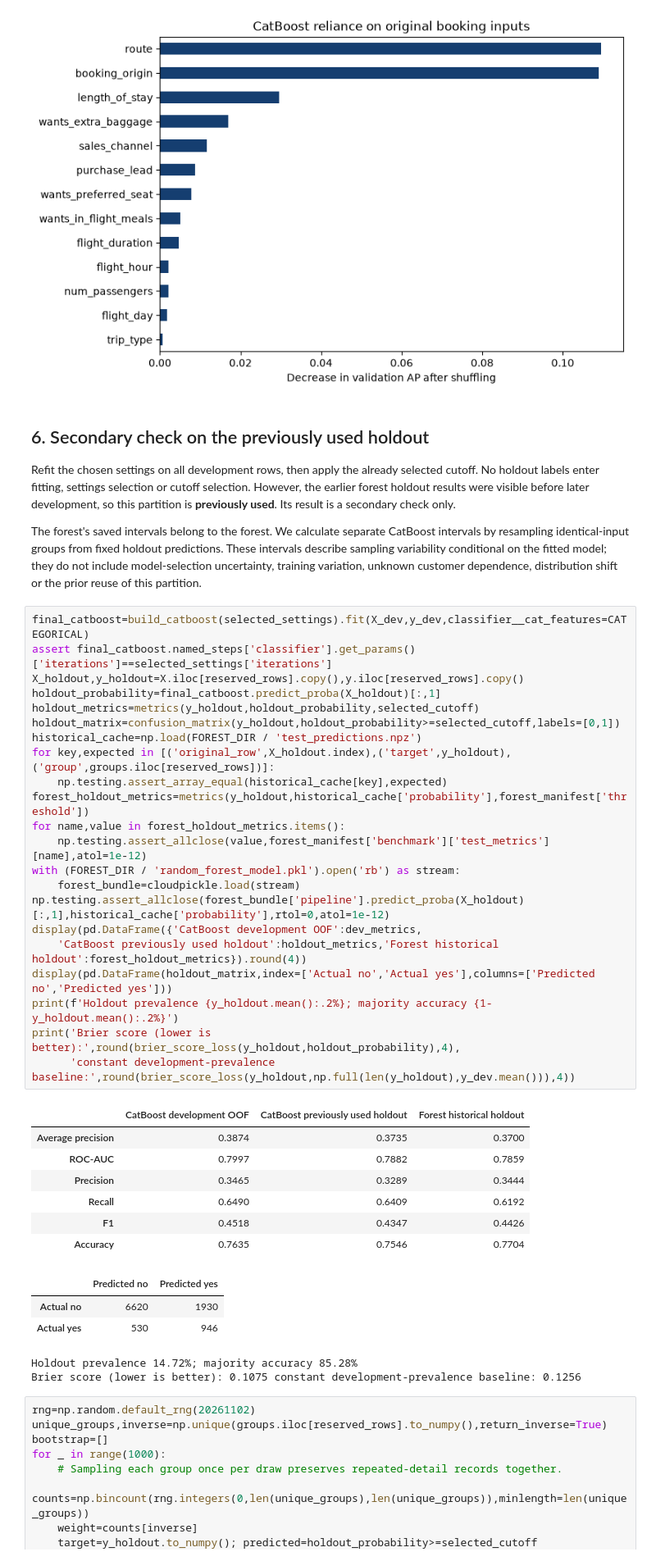
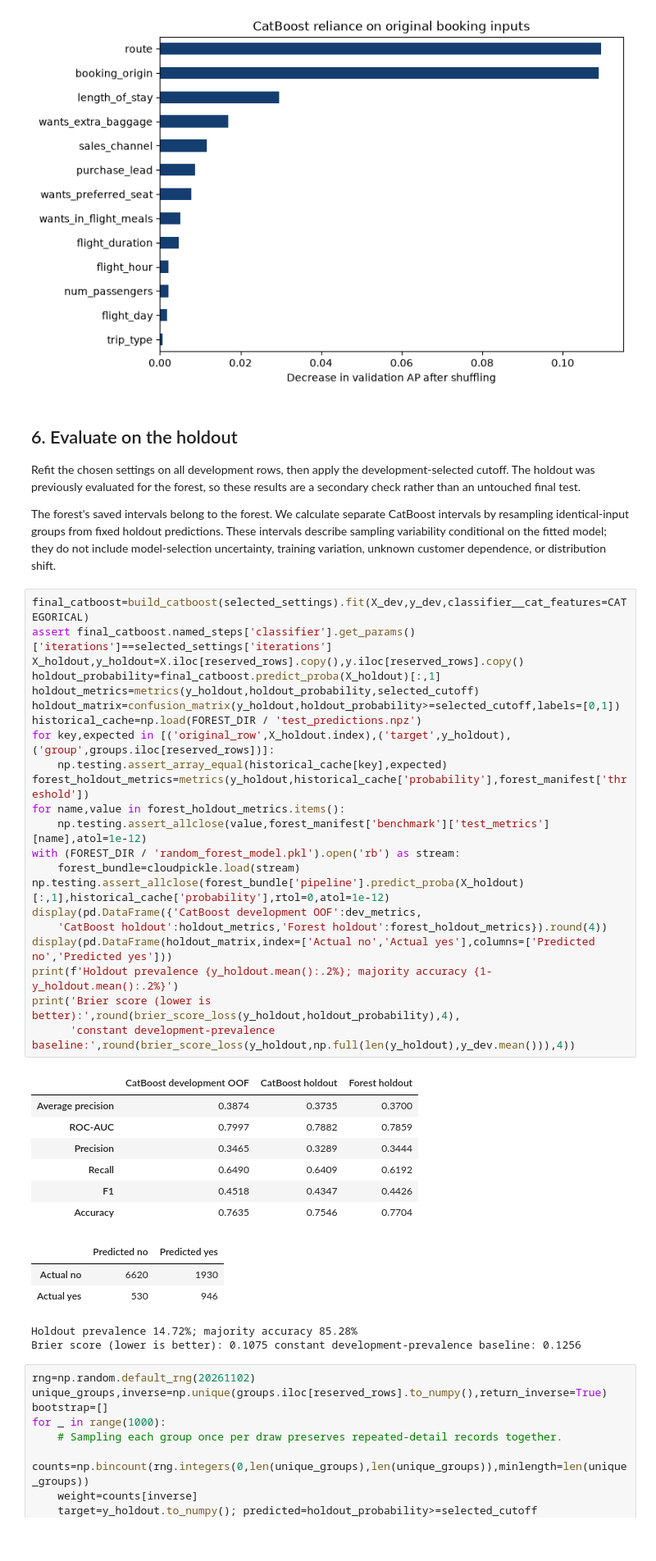
Before and after one commit to drat-git/british-airways-forage-data-science, a Jupyter notebook: task2/Booking Analysis - Recommended Changes.ipynb, the cells around one changed output. Shown at 82% size. Drawn from its saved outputs; the diff is of its cells as text; blank space fills up the shorter version.

```diff
--- a/task2/Booking Analysis - Recommended Changes.ipynb
+++ b/task2/Booking Analysis - Recommended Changes.ipynb
@@ -392,35 +390,35 @@ plt.show(); plt.close(fig)
 | trip_type | 0.0007 | 0.0005 |
 [figure]
 # %% [markdown]
-## 6. Secondary check on the previously used holdout
+## 6. Evaluate on the holdout
 
-Refit the chosen settings on all development rows, then apply the already selected cutoff. No holdout labels enter fitting, settings selection or cutoff selection. However, the earlier forest holdout results were visible before later development, so this partition is **previously used**. Its result is a secondary check only.
+Refit the chosen settings on all development rows, then apply the development-selected cutoff. The holdout was previously evaluated for the forest, so these results are a secondary check rather than an untouched final test.
 
-The forest's saved intervals belong to the forest. We calculate separate CatBoost intervals by resampling identical-input groups from fixed holdout predictions. These intervals describe sampling variability conditional on the fitted model; they do not include model-selection uncertainty, training variation, unknown customer dependence, distribution shift or the prior reuse of this partition.
+The forest's saved intervals belong to the forest. We calculate separate CatBoost intervals by resampling identical-input groups from fixed holdout predictions. These intervals describe sampling variability conditional on the fitted model; they do not include model-selection uncertainty, training variation, unknown customer dependence, or distribution shift.
 # %%
 final_catboost=build_catboost(selected_settings).fit(X_dev,y_dev,classifier__cat_features=CATEGORICAL)
 assert final_catboost.named_steps['classifier'].get_params()['iterations']==selected_settings['iterations']
 X_holdout,y_holdout=X.iloc[reserved_rows].copy(),y.iloc[reserved_rows].copy()
 holdout_probability=final_catboost.predict_proba(X_holdout)[:,1]
 holdout_metrics=metrics(y_holdout,holdout_probability,selected_cutoff)
 holdout_matrix=confusion_matrix(y_holdout,holdout_probability>=selected_cutoff,labels=[0,1])
 historical_cache=np.load(FOREST_DIR / 'test_predictions.npz')
 for key,expected in [('original_row',X_holdout.index),('target',y_holdout),('group',groups.iloc[reserved_rows])]:
     np.testing.assert_array_equal(historical_cache[key],expected)
 forest_holdout_metrics=metrics(y_holdout,historical_cache['probability'],forest_manifest['threshold'])
 for name,value in forest_holdout_metrics.items():
     np.testing.assert_allclose(value,forest_manifest['benchmark']['test_metrics'][name],atol=1e-12)
 with (FOREST_DIR / 'random_forest_model.pkl').open('rb') as stream:
     forest_bundle=cloudpickle.load(stream)
 np.testing.assert_allclose(forest_bundle['pipeline'].predict_proba(X_holdout)[:,1],historical_cache['probability'],rtol=0,atol=1e-12)
 display(pd.DataFrame({'CatBoost development OOF':dev_metrics,
-    'CatBoost previously used holdout':holdout_metrics,'Forest historical holdout':forest_holdout_metrics}).round(4))
+    'CatBoost holdout':holdout_metrics,'Forest holdout':forest_holdout_metrics}).round(4))
 display(pd.DataFrame(holdout_matrix,index=['Actual no','Actual yes'],columns=['Predicted no','Predicted yes']))
 print(f'Holdout prevalence {y_holdout.mean():.2%}; majority accuracy {1-y_holdout.mean():.2%}')
 print('Brier score (lower is better):',round(brier_score_loss(y_holdout,holdout_probability),4),
       'constant development-prevalence baseline:',round(brier_score_loss(y_holdout,np.full(len(y_holdout),y_dev.mean())),4))
 # %% [output]
-|  | CatBoost development OOF | CatBoost previously used holdout | Forest historical holdout |
+|  | CatBoost development OOF | CatBoost holdout | Forest holdout |
 | Average precision | 0.3874 | 0.3735 | 0.3700 |
 | ROC-AUC | 0.7997 | 0.7882 | 0.7859 |
 | Precision | 0.3465 | 0.3289 | 0.3444 |
```
Also changed, not shown: parts of 7 cells of this notebook.
